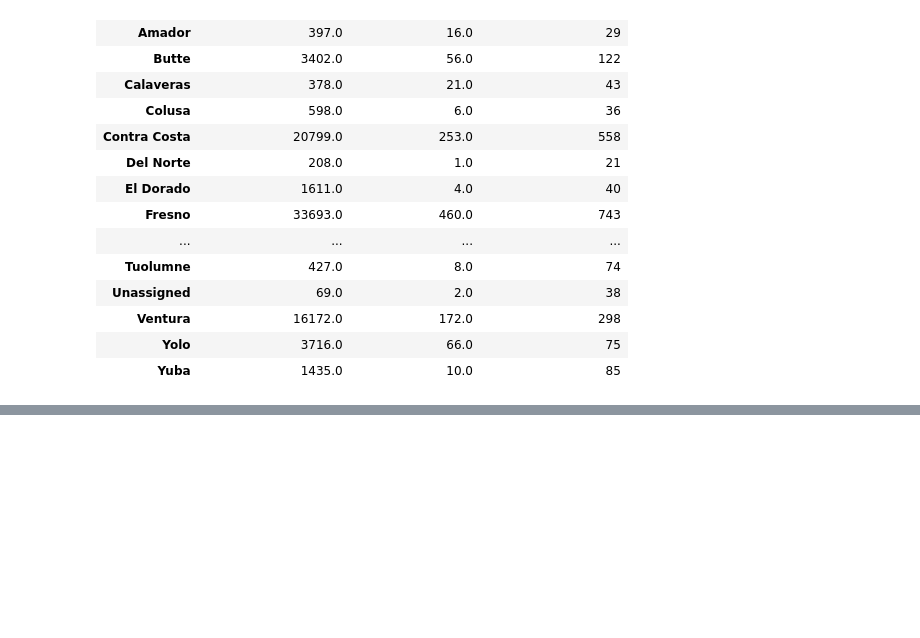
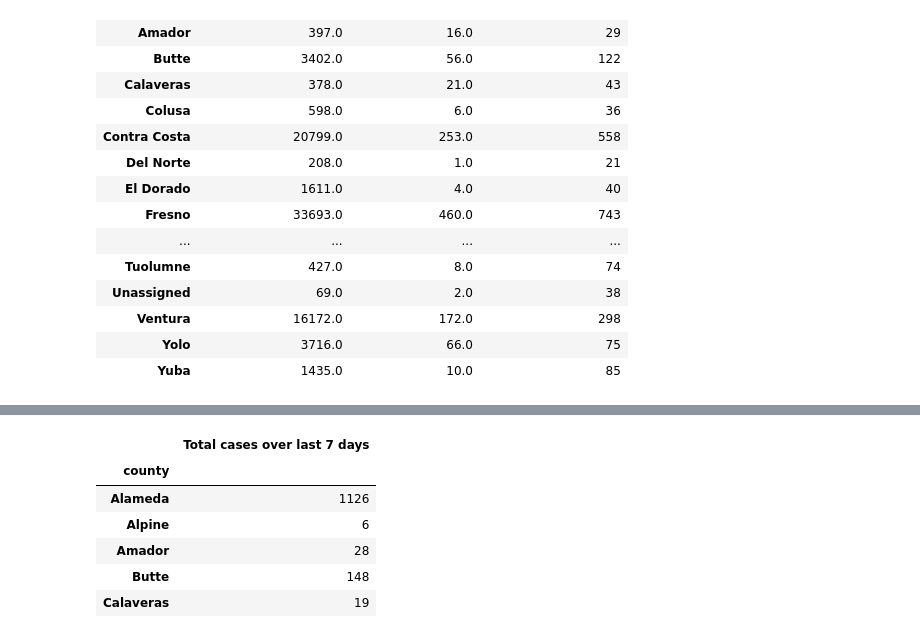
Before and after one commit to rteves0914/COVID_analysis, a Jupyter notebook: county_data.ipynb, the cells around one changed output, grey strips where cells are left out. Drawn from its saved outputs; the diff is of its cells as text; code cells hidden in the pictures; blank space fills up the shorter version.

```diff
--- a/county_data.ipynb
+++ b/county_data.ipynb
@@ -78,0 +100,18 @@ county_df
+# %%
+# Create a data frame that shows the total number of cases for each county in the last seven days
+# Again drop the rows that say unassigned and out of country
+
+last_seven_df = df_by_county.loc[(df_by_county["date"] == "2020-11-07") | (df_by_county["date"] == "2020-11-08") | (df_by_county["date"] == "2020-11-09") | (df_by_county["date"] == "2020-11-10") | (df_by_county["date"] == "2020-11-11") | (df_by_county["date"] == "2020-11-12") | (df_by_county["date"] == "2020-11-13")]
+last_seven_df = last_seven_df.groupby(["county"]).sum()
+last_seven_df = last_seven_df[["newcountconfirmed"]]
+last_seven_df = last_seven_df.rename(columns={"newcountconfirmed":"Total cases over last 7 days"})
+last_seven = last_seven_df.drop(["Out Of Country", "Unassigned"])
+last_seven.head()
+# %% [output]
+|  | Total cases over last 7 days |
+| county |  |
+| Alameda | 1126 |
+| Alpine | 6 |
+| Amador | 28 |
+| Butte | 148 |
+| Calaveras | 19 |
```
Also changed, not shown: parts of 7 cells of this notebook.
